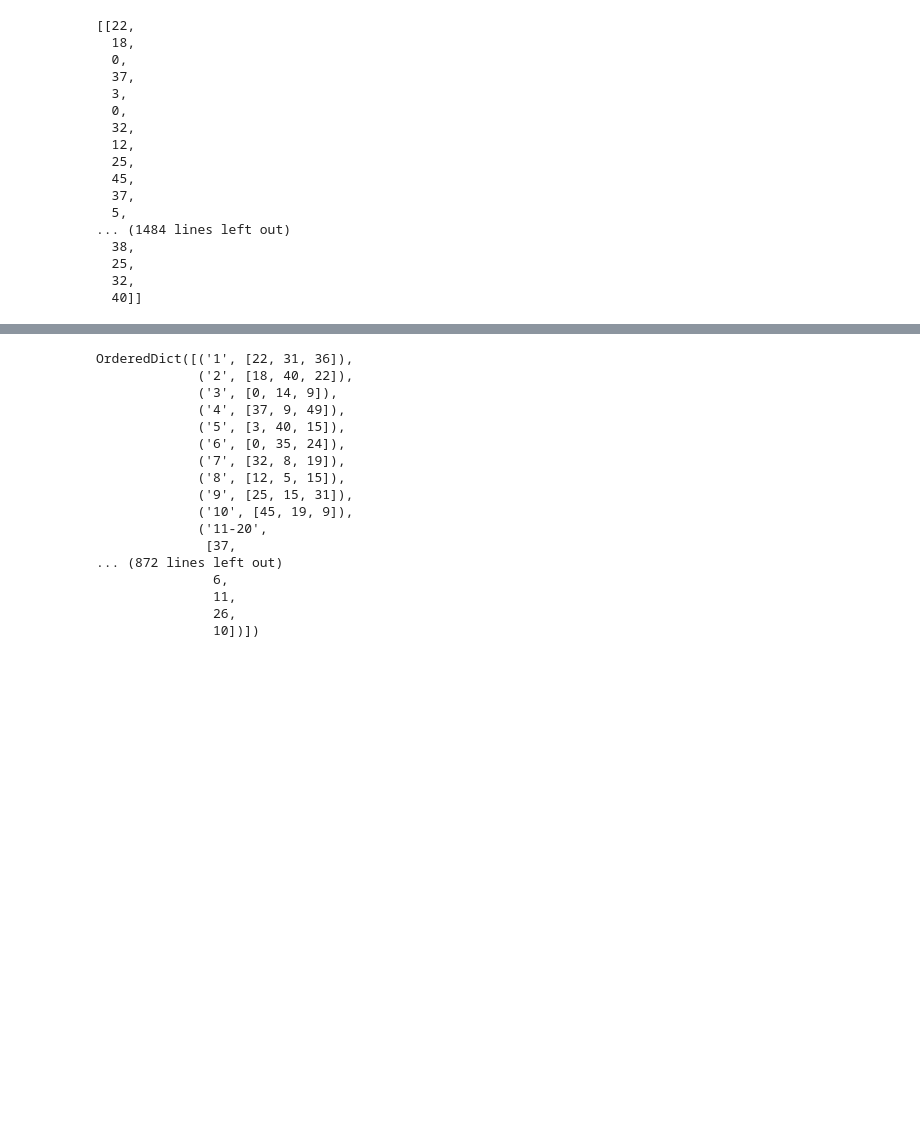
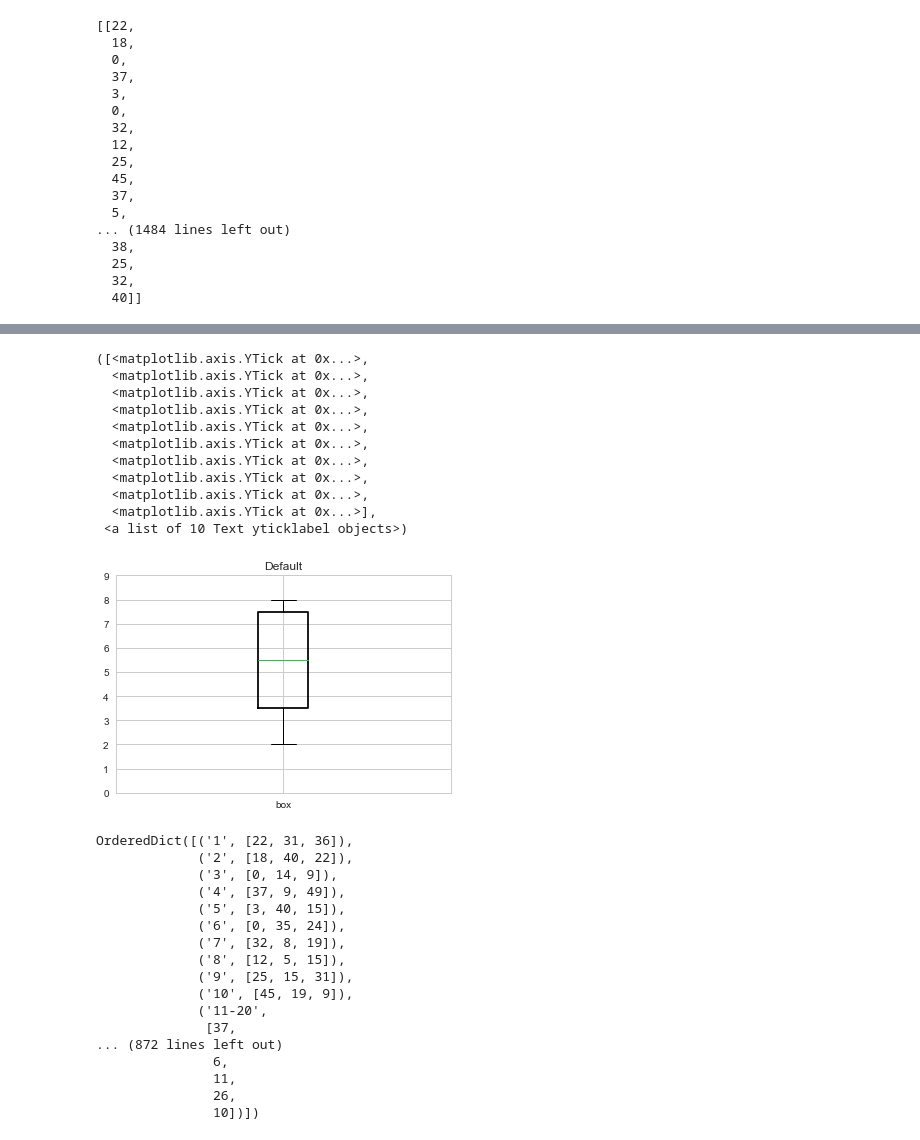
Before and after one commit to mbhall88/pistis, a Jupyter notebook: examples/plot_prototyping.ipynb, the cells around one changed output, grey strips where cells are left out. Cells and saved outputs as stored; diff of their text form; code cells hidden in the pictures; blank space fills up the shorter version.

```diff
--- a/examples/plot_prototyping.ipynb
+++ b/examples/plot_prototyping.ipynb
@@ -71,3 +73,40 @@ _=p.set_xticklabels(bin_names)
+# %%
+import matplotlib.pyplot as plt
+
+item = {}
+
+item["label"] = 'box' # not required
+item["mean"] = 5 # not required
+item["med"] = 5.5
+item["q1"] = 3.5
+item["q3"] = 7.5
+#item["cilo"] = 5.3 # not required
+#item["cihi"] = 5.7 # not required
+item["whislo"] = 2.0 # required
+item["whishi"] = 8.0 # required
+item["fliers"] = [] # required if showfliers=True
+
+stats = [item]
+
+fig, axes = plt.subplots(1, 1)
+axes.bxp(stats)
+axes.set_title('Default')
+y_axis = [0, 1, 2, 3, 4, 5, 6, 7, 8, 9]
+y_values = ["0", "1", "2", "3", "4", "5", "6", "7", "8", "9"]
+plt.yticks(y_axis, y_values)
+# %% [output]
+([<matplotlib.axis.YTick at 0x...>,
+  <matplotlib.axis.YTick at 0x...>,
+  <matplotlib.axis.YTick at 0x...>,
+  <matplotlib.axis.YTick at 0x...>,
+  <matplotlib.axis.YTick at 0x...>,
+  <matplotlib.axis.YTick at 0x...>,
+  <matplotlib.axis.YTick at 0x...>,
+  <matplotlib.axis.YTick at 0x...>,
+  <matplotlib.axis.YTick at 0x...>,
+  <matplotlib.axis.YTick at 0x...>],
+ <a list of 10 Text yticklabel objects>)
+[figure, added]
 # %%
 gc_content = []
 read_lengths = []
```
Also changed, not shown: parts of 1 cell of this notebook, 7 other files.
